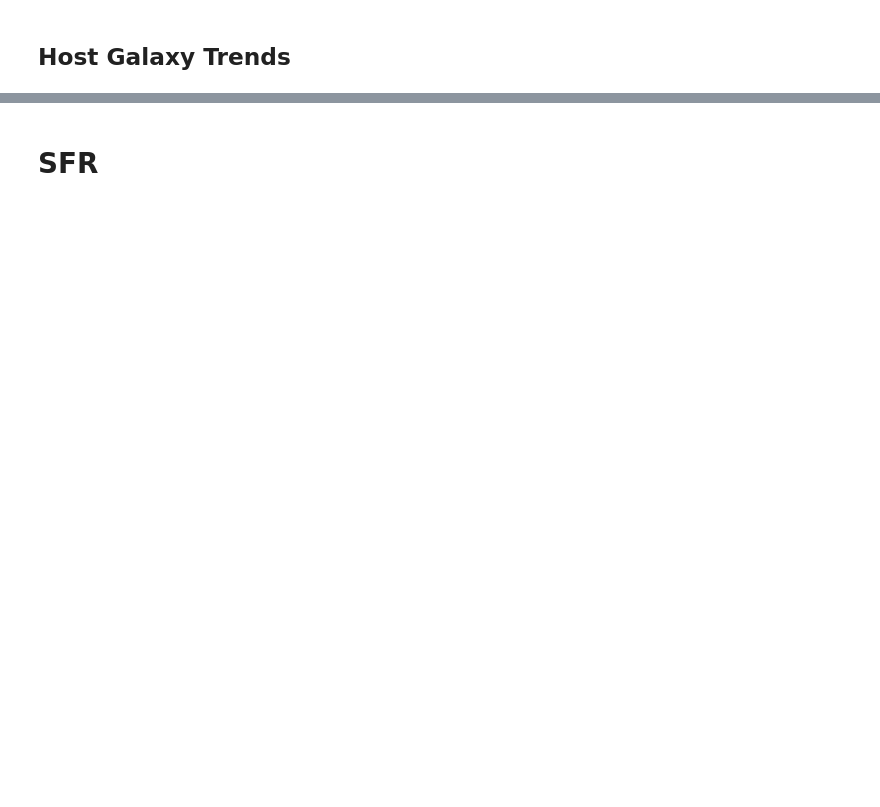
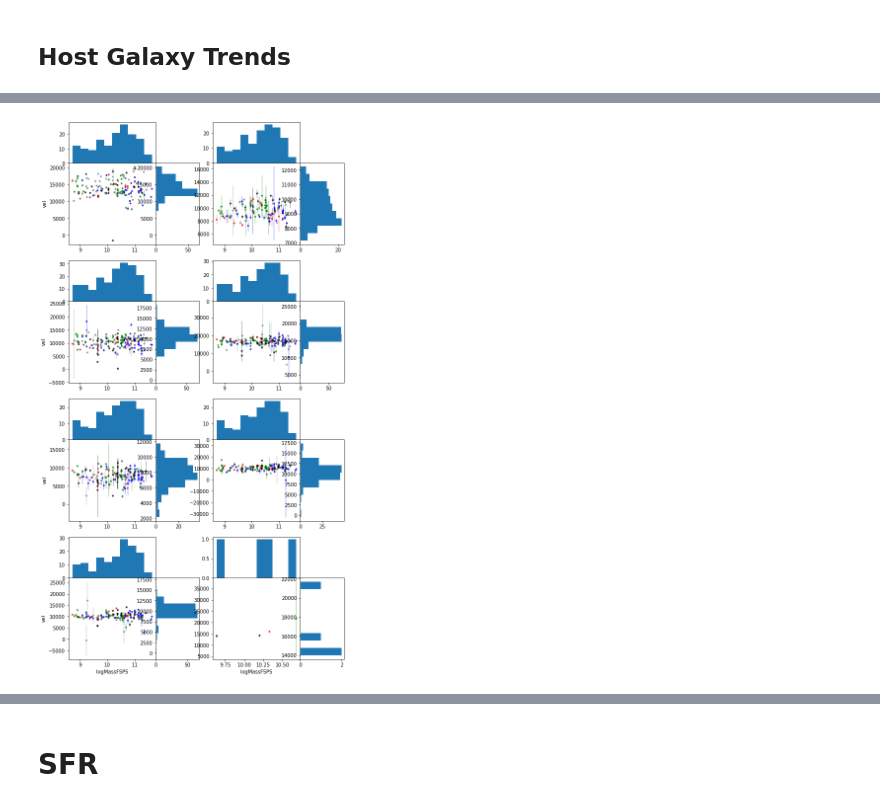
Before and after one commit to mwvgroup/SN-Spectral-Evolution, a Jupyter notebook: notebooks/host_galaxy_trends.ipynb, the cells around one changed output, grey strips where cells are left out. Saved outputs shown, nothing was run; the diff lists cells and outputs as text; code cells hidden in the pictures; blank space fills up the shorter version.

```diff
--- a/notebooks/host_galaxy_trends.ipynb
+++ b/notebooks/host_galaxy_trends.ipynb
@@ -252,9 +213,10 @@ print(outlier_finder(sdss_combined, 'pW4', 'logMassFSPS', 'vel', 0, 50, 22500, 5
 # %%
 #FSPS, vel
-features = [f'pW{i}' for i in range(1, 9)]
 plot_scatter_hist(
-    sdss_combined,
+    sdss_final,
     features,
     'logMassFSPS',
     'vel',
     'vel_samperr')
+# %% [output]
+[figure, added]
```
Also changed, not shown: parts of 49 cells of this notebook, 1 other file.
